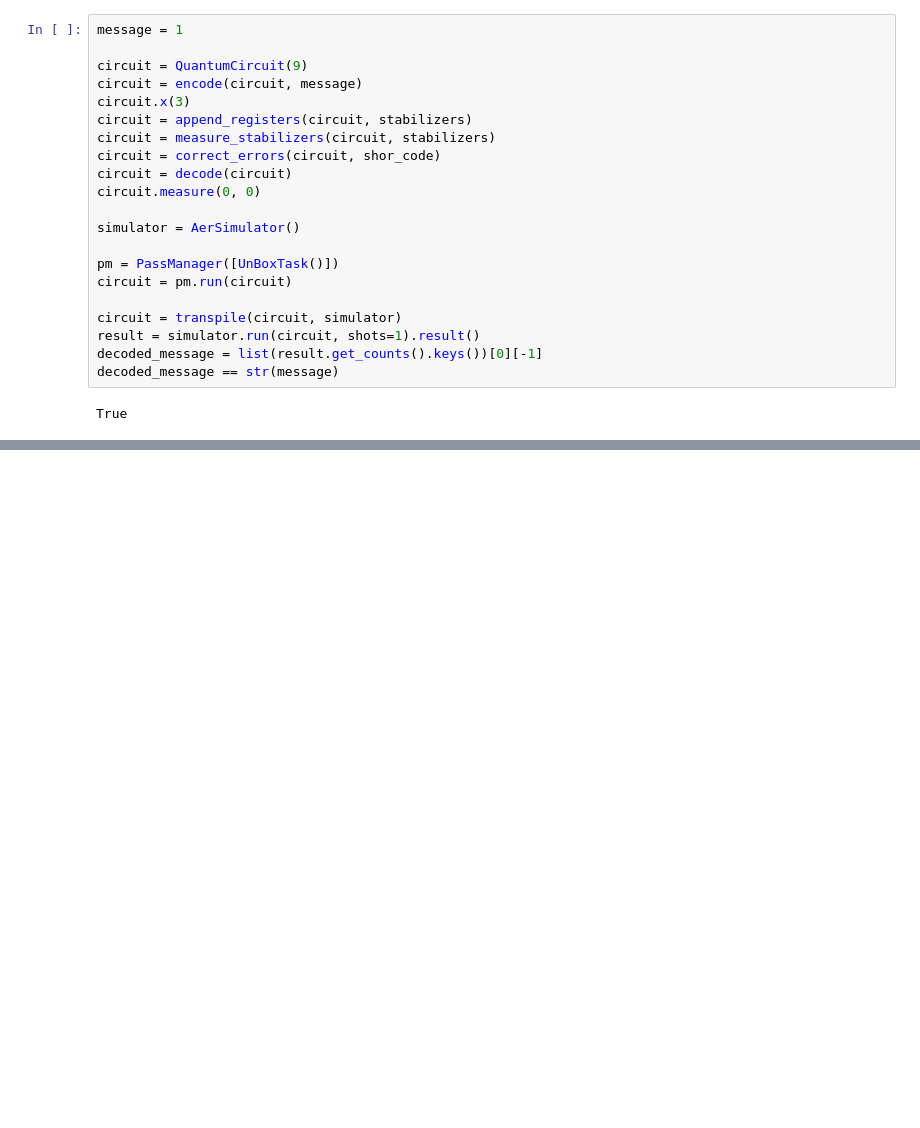
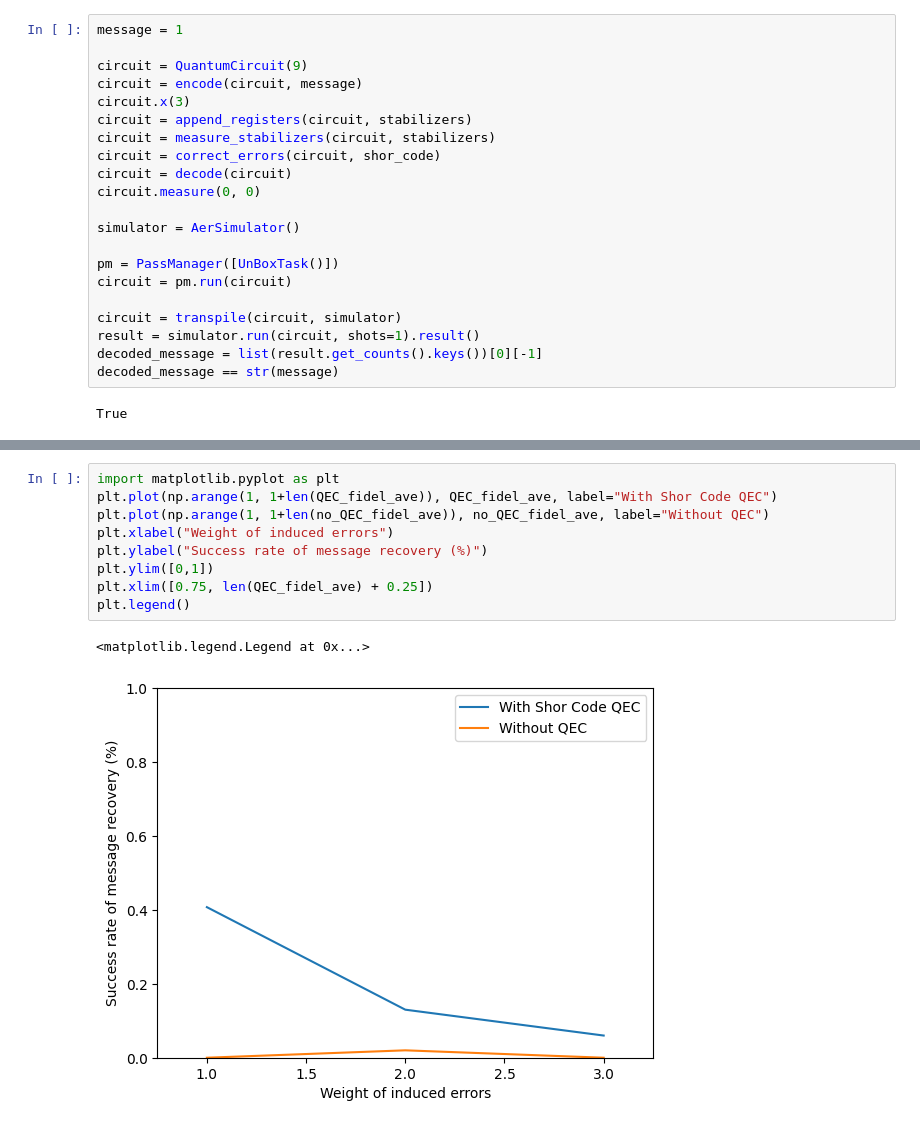
Before and after one commit to GT-Quantum-Computing-Association/LogicalQ, a Jupyter notebook: demos/fragments/ShorCode.ipynb, the cells around one changed output, grey strips where cells are left out. Cells and saved outputs as stored; diff of their text form; blank space fills up the shorter version.

```diff
--- a/demos/fragments/ShorCode.ipynb
+++ b/demos/fragments/ShorCode.ipynb
@@ -502,0 +494,12 @@ plt.legend()
+# %%
+import matplotlib.pyplot as plt
+plt.plot(np.arange(1, 1+len(QEC_fidel_ave)), QEC_fidel_ave, label="With Shor Code QEC")
+plt.plot(np.arange(1, 1+len(no_QEC_fidel_ave)), no_QEC_fidel_ave, label="Without QEC")
+plt.xlabel("Weight of induced errors")
+plt.ylabel("Success rate of message recovery (%)")
+plt.ylim([0,1])
+plt.xlim([0.75, len(QEC_fidel_ave) + 0.25])
+plt.legend()
+# %% [output]
+<matplotlib.legend.Legend at 0x...>
+[figure, added]
```
Also changed, not shown: parts of 6 cells of this notebook.
